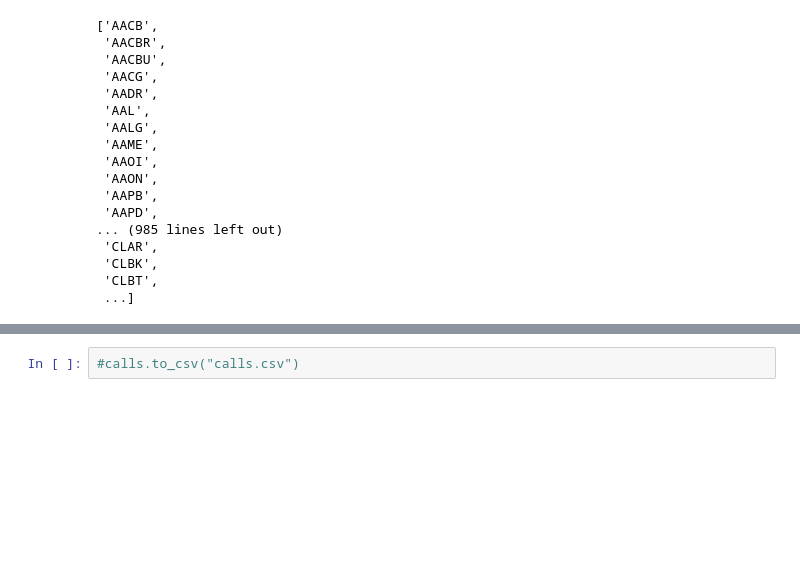
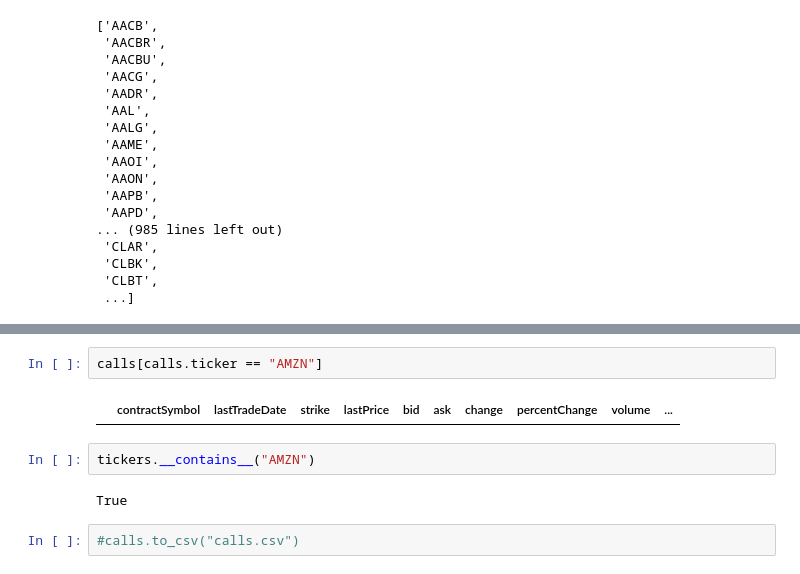
Before and after one commit to gabrielgreisen/Binomial_Deamericanization, a Jupyter notebook: dataset_build.ipynb, the cells around one changed output, grey strips where cells are left out. Saved outputs shown, nothing was run; the diff lists cells and outputs as text; blank space fills up the shorter version.

```diff
--- a/dataset_build.ipynb
+++ b/dataset_build.ipynb
@@ -34,3 +97,11 @@ TypeError: cannot unpack non-iterable function object
+# %%
+calls[calls.ticker == "AMZN"]
+# %% [output]
+|  | contractSymbol | lastTradeDate | strike | lastPrice | bid | ask | change | percentChange | volume | ... |
+# %%
+tickers.__contains__("AMZN")
+# %% [output]
+True
 # %%
 #calls.to_csv("calls.csv")
 # %%
```
Also changed, not shown: parts of 2 cells of this notebook, 9 other files.
